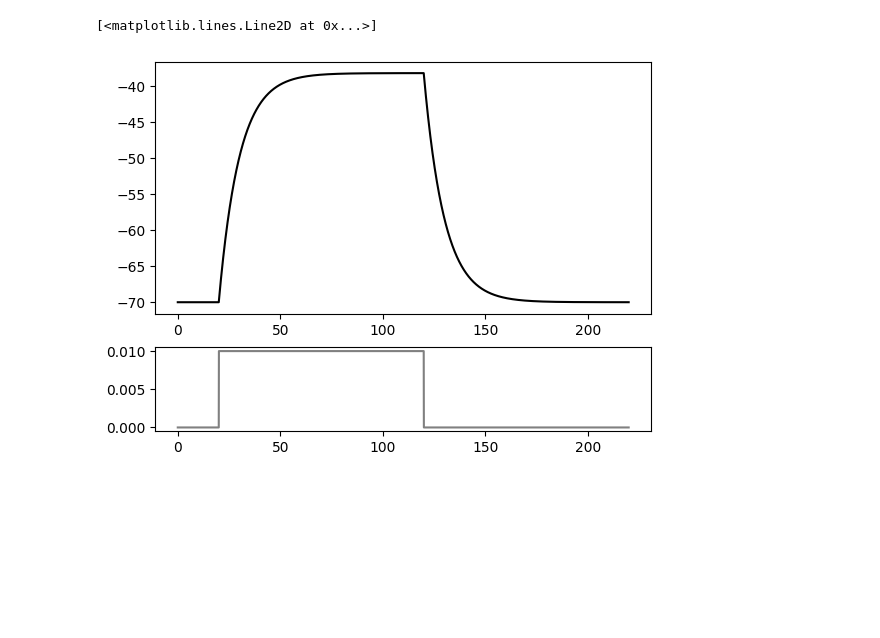
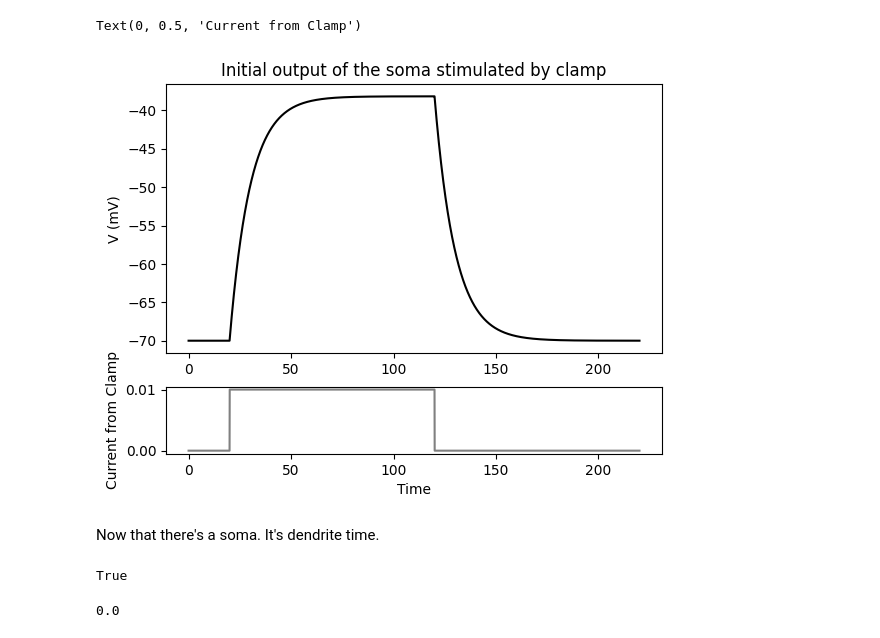
Before and after one commit to dpollali/NEURON-, a Jupyter notebook: neur.ipynb, the cells around one changed output. Drawn from its saved outputs; the diff is of its cells as text; code cells hidden in the pictures; blank space fills up the shorter version.

```diff
--- a/neur.ipynb
+++ b/neur.ipynb
@@ -10,34 +10,76 @@ soma = h.Section(name='soma')
 soma.L = 10 # length µm
 soma.diam = 10 # diameter µm
 soma.insert('pas')# add passive properties
 soma.g_pas = 1/10000 # set the specific membrane; resistance to 10000 ohm*cm^2
 
 stim = h.IClamp(soma(0.5))
 stim.delay = 20 # start of the current injection (ms)
 stim.dur= 100 # duration (ms)
 stim.amp= 0.01 # amplitude (nA)
 
 # record voltage of some and injected current
 # and the time
 soma_v = h.Vector()
 soma_v.record(soma(0.5)._ref_v)
 
 stim_current = h.Vector()
 stim_current.record(stim._ref_i)
 
 t = h.Vector()
 t.record(h._ref_t)
 
 # run simulation
 h.tstop = 220 # set the simulation time
 h.dt = 0.025
 h.v_init = -70
 h.run()
 
 # plotting
-f, (ax0, ax1) = plt.subplots(2,1, gridspec_kw = {'height_ratios':[3, 1]})
-ax0.plot(t,soma_v, 'k')
+f, (ax0, ax1) = plt.subplots(2,1, gridspec_kw = {'height_ratios':[4, 1]})
+ax0.plot(t,soma_v, 'k') #x,y
+ax0.set_ylabel('V (mV)')
+ax0.set_title('Initial output of the soma stimulated by clamp')
+
+
 ax1.plot(t,stim_current, 'gray', label='I (nA)')
+ax1.set_xlabel('Time')
+ax1.set_ylabel('Current from Clamp')
 # %% [output]
-[<matplotlib.lines.Line2D at 0x...>]
+Text(0, 0.5, 'Current from Clamp')
-[figure, old version]
+[figure, new version]
+# %% [markdown]
+Now that there's a soma. It's dendrite time.
+# %%
+dend = h.Section(name="dend")
+dend.L = 500 # um
+dend.diam = 1# um
+dend.Ra= 100 # ohm*cm
+dend.insert('pas')
+dend.g_pas = 1/10000
+dend.connect(soma, 1, 0) #connect the end of the soma
+			   #to the start of the dendrite
+
+h("forall { nseg = int((L/(0.1*lambda_f(100))+0.9)/2)*2 + 1 }")  # set the number
+					#of segments
+# %% [output]
+True
+# %%
+stim = h.IClamp(soma(0.5)) # add a current clamp the 			    # the middle of the soma
+stim.delay = 10  # ms
+stim.dur = 100
+stim.amp = 0.1 # nA
+soma_v = h.Vector() # set up a recording vector
+soma_v.record(soma(0.5)._ref_v)# record voltage at the 				#middle of the soma
+# Record voltage from all segments in the dendrite
+dend_vs = []
+for seg in dend:
+    dend_vs.append(h.Vector())
+    dend_vs[-1].record(seg._ref_v)
+
+t = h.Vector()
+t.record(h._ref_t) #record time.
+h.v_init = -70 # set starting voltage
+h.tstop = 200 # set simulation time
+h.run() # run simulation
+# %% [output]
+0.0
```
Also changed, not shown: parts of 2 cells of this notebook, 1 other file.
